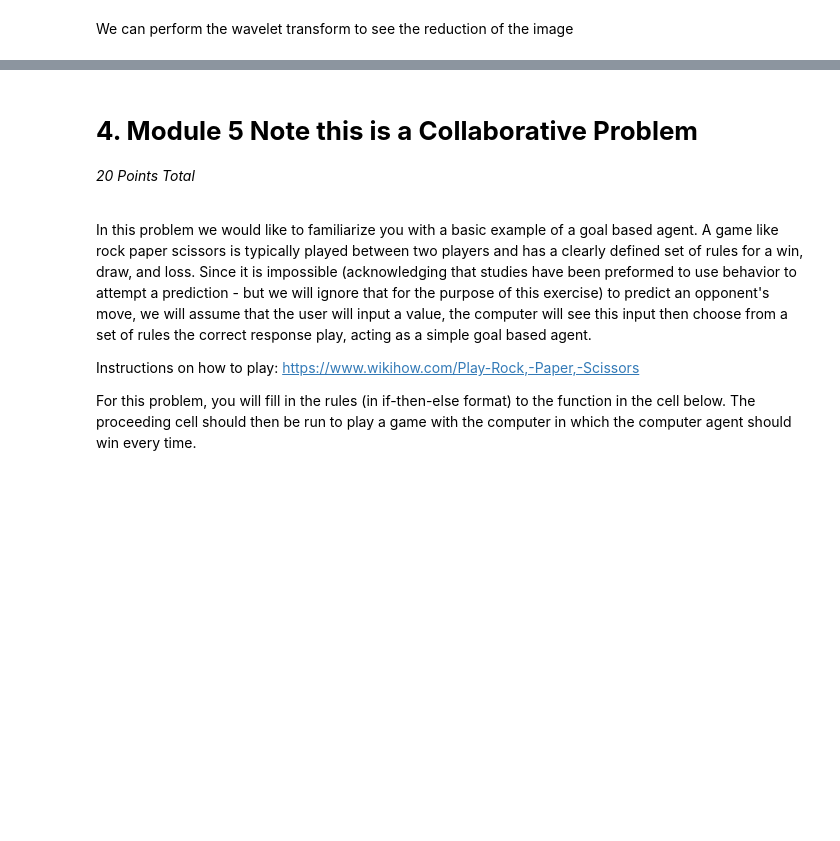
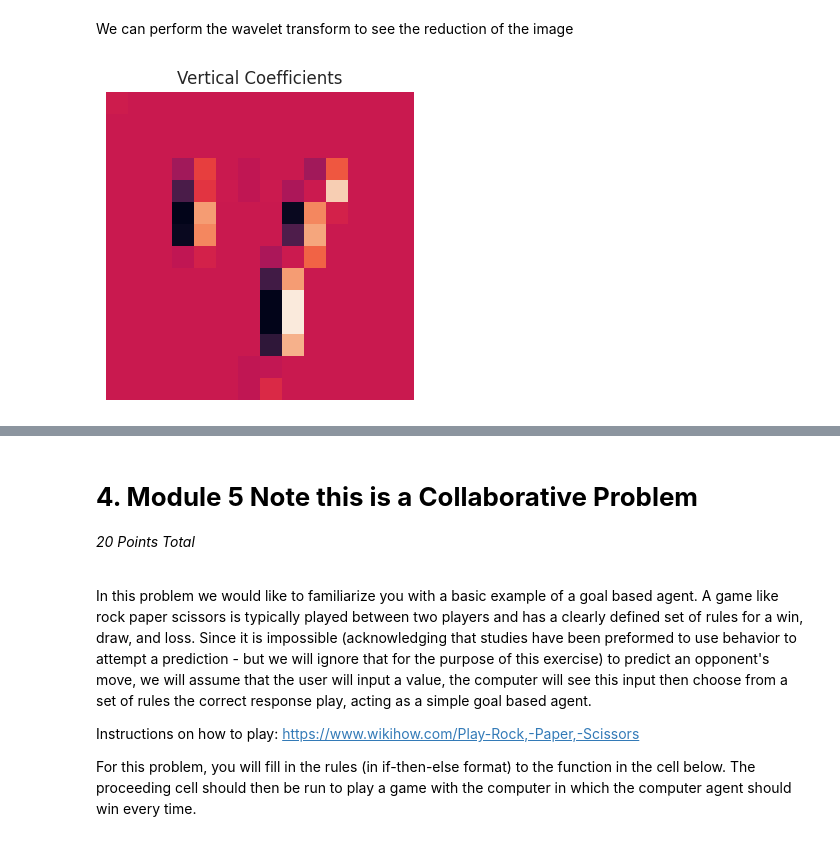
Before and after one commit to DrewRosales/algorithmsForDataScience, a Jupyter notebook: hw/hw2/HW2.ipynb, the cells around one changed output, grey strips where cells are left out. Drawn from its saved outputs; the diff is of its cells as text; code cells hidden in the pictures; blank space fills up the shorter version.

```diff
--- a/hw/hw2/HW2_v2024-02-08.ipynb
+++ b/hw/hw2/HW2.ipynb
@@ -322,7 +323,22 @@ plt.show()
 [figure]
 # %% [markdown]
 Now we have the number seven displayed!
+# %%
+seven = mnist_numbers[6]
 # %% [markdown]
 #### Part 4
 # %% [markdown]
 We can perform the wavelet transform to see the reduction of the image
+# %%
+coeff = pywt.dwt2(seven, "haar")
+_, (_, c_vertical, c_diagonal) = coeff
+# %%
+plt.figure(figsize=(12, 4))
+
+plt.imshow(c_vertical)
+plt.title("Vertical Coefficients")
+plt.axis('off')
+
+plt.show()
+# %% [output]
+[figure, added]
```
Also changed, not shown: parts of 12 cells of this notebook, 2 other files.
